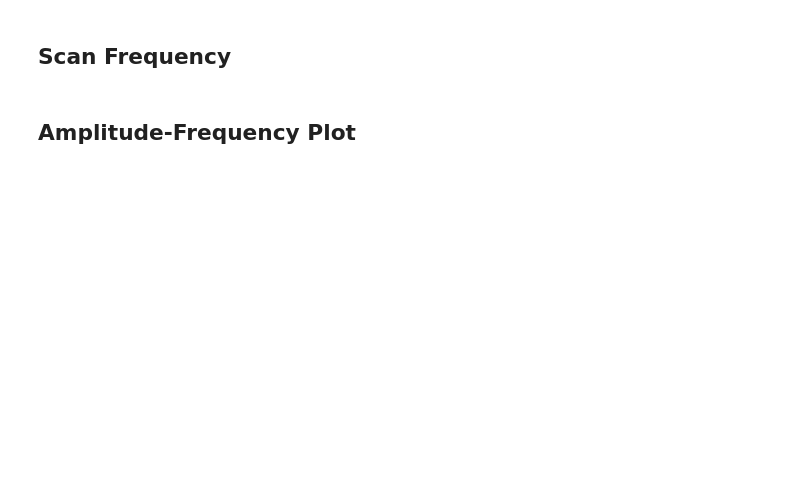
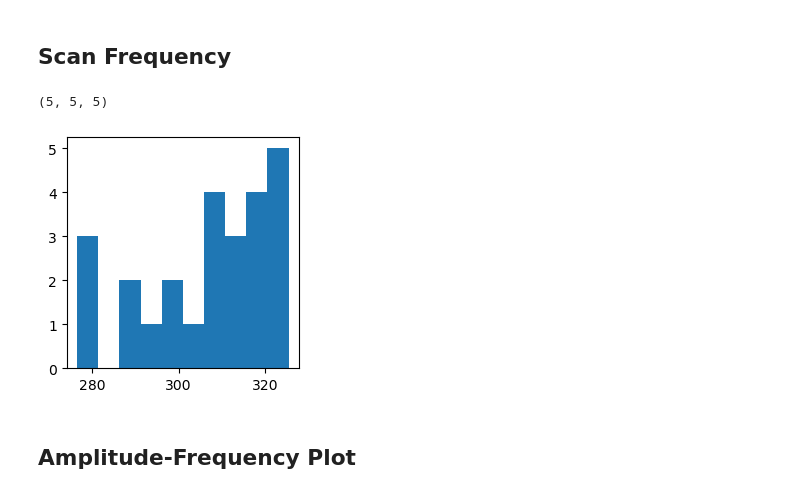
Before and after one commit to nikhita-bhatt/Non-Linear-Resonance-Manuscript, a Jupyter notebook: 2024.09.17_Nosc_SNIC_new_function.ipynb, the cells around one changed output. Drawn from its saved outputs; the diff is of its cells as text; code cells hidden in the pictures; blank space fills up the shorter version.

```diff
--- a/2024.09.17_Nosc_SNIC_new_function.ipynb
+++ b/2024.09.17_Nosc_SNIC_new_function.ipynb
@@ -994,12 +996,12 @@ time_stop_s   = 300
 time_steps_s  = time_stop_s*sr
 time_s        = linspace(start=0, stop=time_stop_s, num=time_steps_s)
 
-resolution_freq, resolution_amp = 20, 20
+resolution_freq, resolution_amp = 5, 5
 # resolution_freq, resolution_amp = 30, 1
 
-freq_min, freq_max = 0.1, 1.0
+freq_min, freq_max = 0.5, 1.0
 
-pulse_amplit_min, pulse_amplit_max = 0.20, 1.0
+pulse_amplit_min, pulse_amplit_max = 0.2, 0.6
 
 pulse_freqs  = linspace(freq_min, freq_max, resolution_freq)
 pulse_amplis  = linspace(pulse_amplit_max, pulse_amplit_min, resolution_amp)
@@ -1051,33 +1053,36 @@ for pulse in product(pulse_freqs, pulse_amplis):
 
         # Collect extrema and their indices
         y_f_max_inds = signal.find_peaks(series, distance=100)
         y_f_maxs     = series[y_f_max_inds[0]]
 
         y_f_min_inds = signal.find_peaks(-series, distance=100)
         y_f_mins     = series[y_f_min_inds[0]]
 
         if num not in results_max_f:
 
             results_max_f[num]      = [y_f_maxs]
             results_max_inds_f[num] = [y_f_max_inds]
             results_min_f[num]      = [y_f_mins]
             results_min_inds_f[num] = [y_f_min_inds]
 
         else:
 
             results_max_f[num].append(y_f_maxs)
             results_max_inds_f[num].append(y_f_max_inds)
             results_min_f[num].append(y_f_mins)
             results_min_inds_f[num].append(y_f_min_inds)
 
 
 results_pert_matrix = asarray(results_pert).reshape(resolution_freq, resolution_amp, N)
 
 fig, ax = subplots(figsize=(3,3))
 
 ax.hist(results_pert_matrix[:,:,pert_osc].ravel());
 
 results_pert_matrix.shape
+# %% [output]
+(5, 5, 5)
+[figure, added]
 # %% [markdown]
 ## Amplitude-Frequency Plot
 # %%
```
Also changed, not shown: parts of 8 cells of this notebook, 3 other files.
